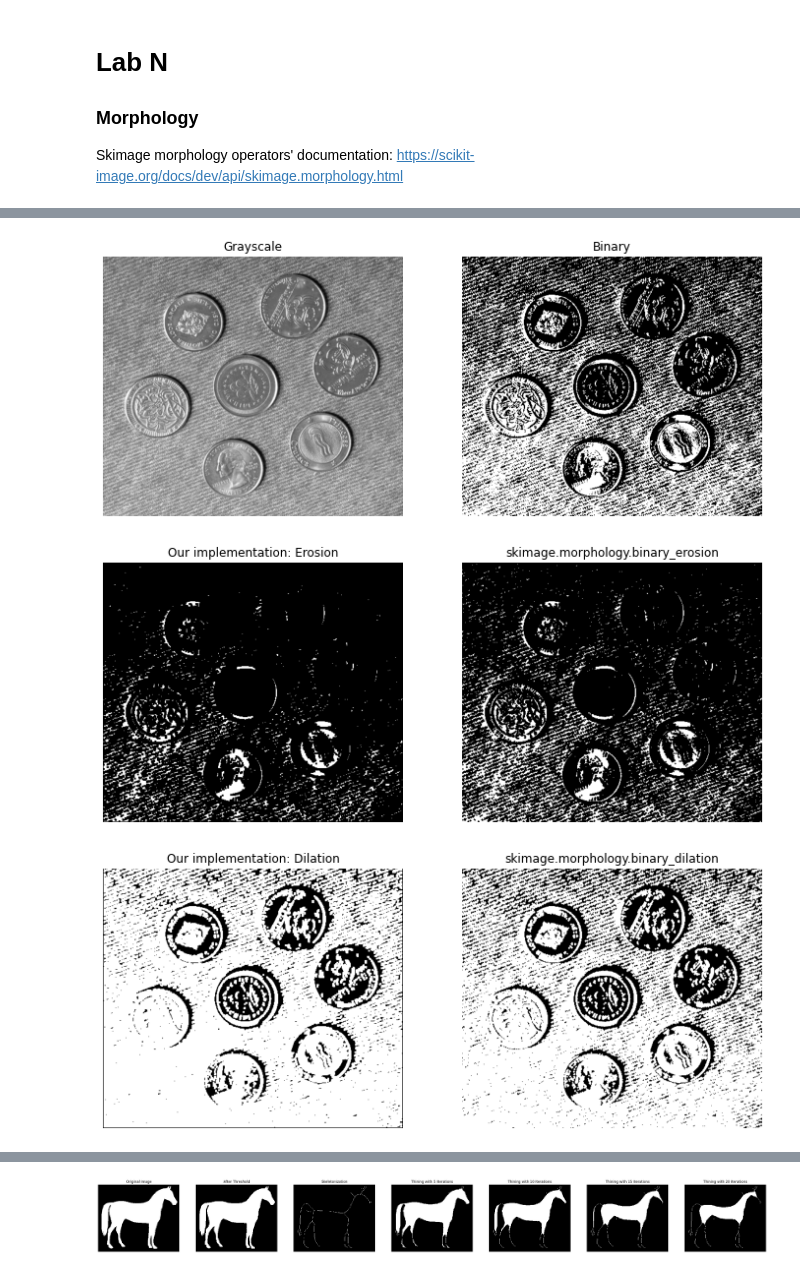
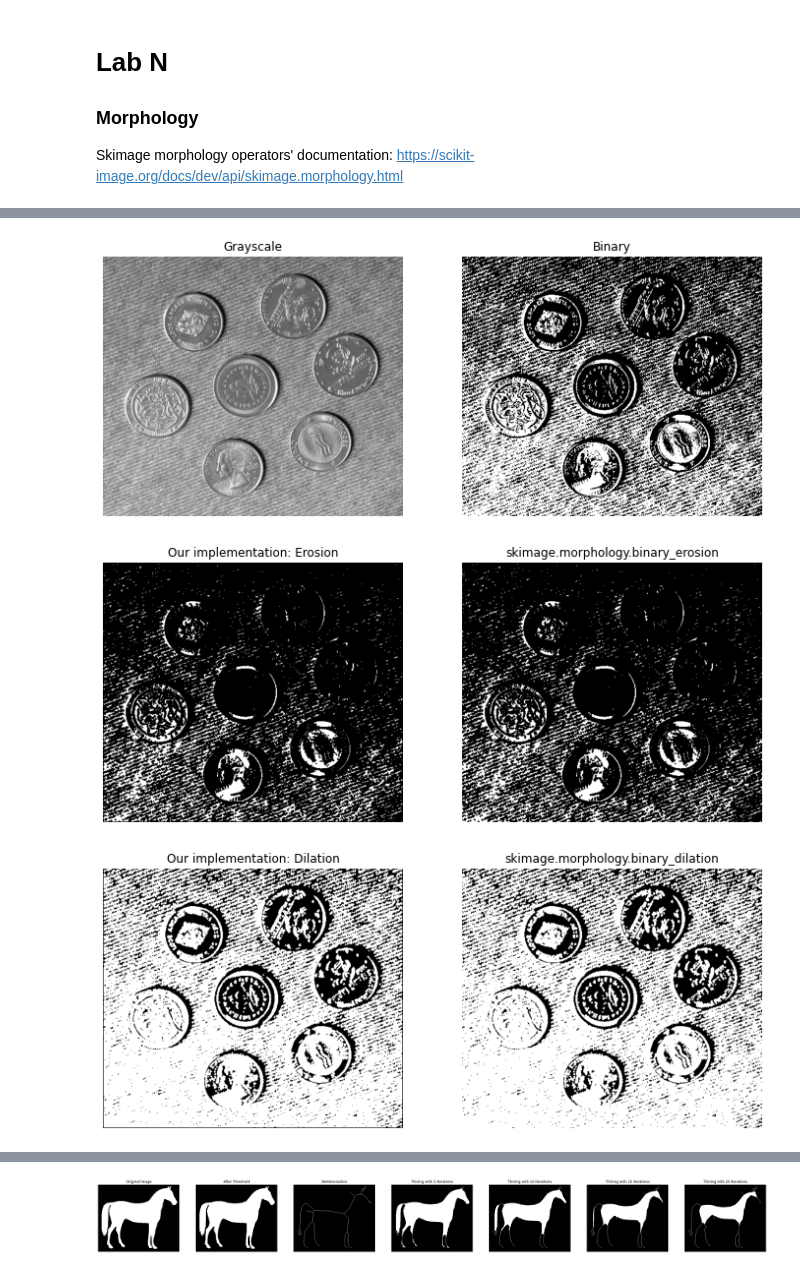
Before and after one commit to ahmedx3/Image-Processing-Labs, a Jupyter notebook: Lab6-Morphology/lab-Morphology-STD.ipynb, the cells around one changed output, grey strips where cells are left out. Drawn from its saved outputs; the diff is of its cells as text; code cells hidden in the pictures.

```diff
--- a/Lab6-Morphology/lab-Morphology-STD.ipynb
+++ b/Lab6-Morphology/lab-Morphology-STD.ipynb
@@ -35,42 +32,46 @@ class Experiment1:
     # Fill each pixel if the structuring element fits the original image
     # Currently only uses odd squareSizes
     ERODE = np.all
     DILATE = np.any
-    def morph(image, operator, squareSize=3):
+    def morph(image, operator, SE, squareSize):
         if squareSize % 2 == 0: return None
-
         morphed = np.zeros(image.shape, dtype=bool)
-        window = np.ones((squareSize, squareSize), dtype=bool)
-        offset = int(np.floor(squareSize/2))
+        offset = squareSize // 2
 
         for i in range(offset, image.shape[0]-offset):
             for j in range(offset, (image.shape[1])-offset):
                 neighborhood = image[i-offset: i+offset+1, j-offset: j+offset+1]
-                morphed[i, j] = operator(neighborhood * window)
+                p = neighborhood * SE
+                morphed[i, j] = operator(p == SE) and np.any(p)
 
         return morphed
 
     def run(squareSize=3):
         coins = io.imread('img/coins.jpg', as_gray=True)
         threshold = threshold_otsu(coins)
         # threshold = threshold_local(coins, 35, offset=10)
 
+        # Cross SE
+        SE = np.zeros((squareSize, squareSize), dtype=bool)
+        SE[squareSize//2, :] = 1
+        SE[:, squareSize//2] = 1
+
         binaryCoins = coins > threshold
-        erodedCoins = Experiment1.morph(binaryCoins, Experiment1.ERODE, squareSize)
-        dilatedCoins = Experiment1.morph(binaryCoins, Experiment1.DILATE, squareSize)
+        erodedCoins = Experiment1.morph(binaryCoins, Experiment1.ERODE, SE, squareSize)
+        dilatedCoins = Experiment1.morph(binaryCoins, Experiment1.DILATE, SE, squareSize)
 
         show_images([coins, binaryCoins], ['Grayscale', 'Binary'])
         show_images([erodedCoins, binary_erosion(binaryCoins)],
                     ['Our implementation: Erosion', 'skimage.morphology.binary_erosion'])
         show_images([dilatedCoins, binary_dilation(binaryCoins)],
                     ['Our implementation: Dilation', 'skimage.morphology.binary_dilation'])
 
 
 Experiment1.run()
 # %% [output]
 [figure]
-[figure, old version]
+[figure, new version]
-[figure, old version]
+[figure, new version]
 # %%
 '''
 2) Case Study: Credit Card Number Extraction
```
Also changed, not shown: parts of 2 cells of this notebook, 1 other file.
